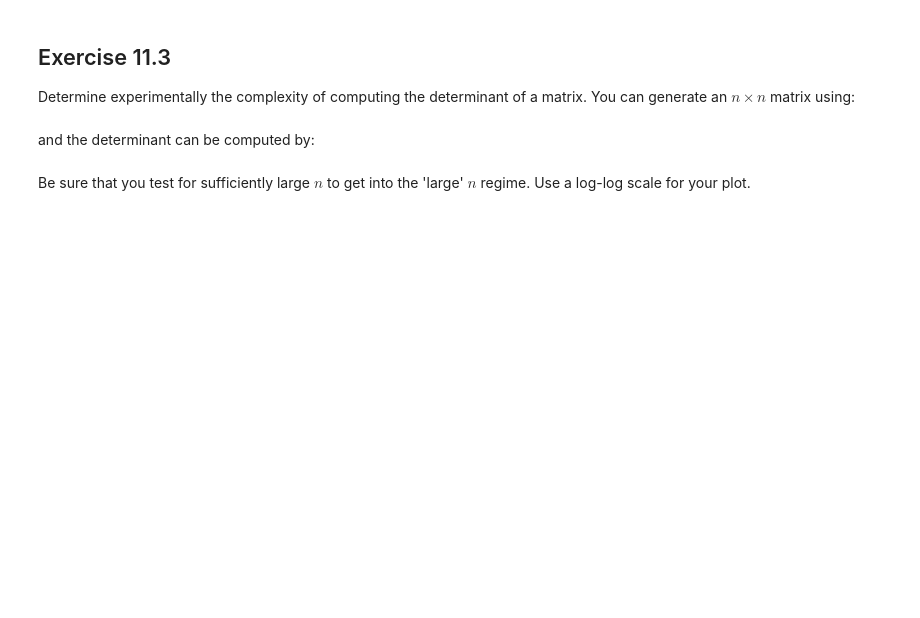
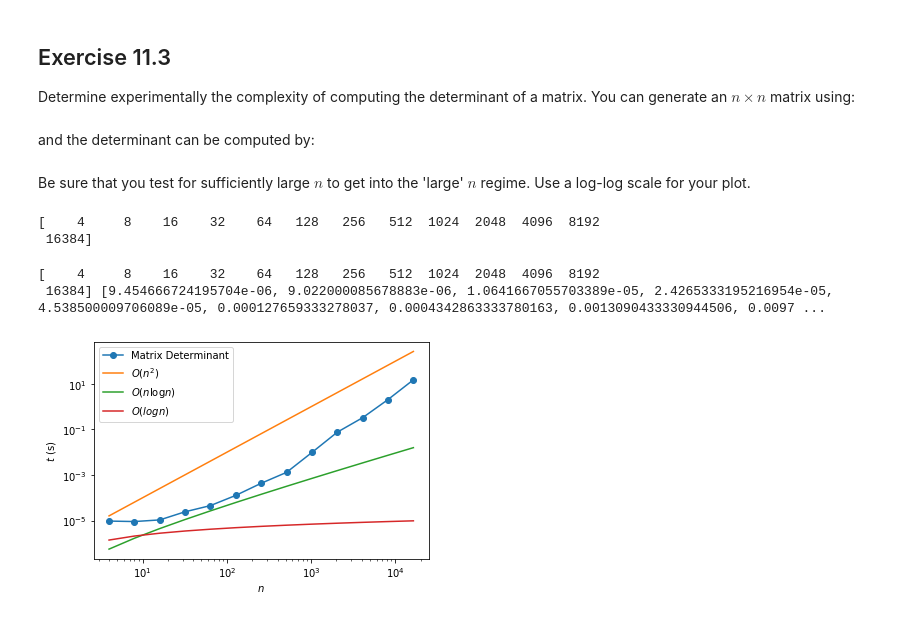
Before and after one commit to AustinChase/K2, a Jupyter notebook: intro_files/1_programming/Python_CS_Notebooks/11_Complexity.ipynb, the cells around one changed output. Saved outputs shown, nothing was run; the diff lists cells and outputs as text; code cells hidden in the pictures; blank space fills up the shorter version.

Commit message:
Tested, experimentally, the complexity of calculating the determinant of a matrix. Plotted n against time and added a benchmark line for O(n**2). The plotted line fits closely to O(n**2)

```diff
--- a/intro_files/1_programming/Python_CS_Notebooks/11_Complexity.ipynb
+++ b/intro_files/1_programming/Python_CS_Notebooks/11_Complexity.ipynb
@@ -642,3 +672,35 @@ det = np.linalg.slogdet(A)
 # %% [markdown]
 Be sure that you test for sufficiently large $n$ to get into the 'large' $n$ regime. Use a log-log scale for
 your plot.
+# %%
+N = 2**np.arange(2, 15)
+
+print(N)
+
+
+for n in N:
+
+    A = np.random.rand(n,n)
+
+    t = %timeit -n3 -q -o np.linalg.slogdet(A)
+
+    times.append(t.best)
+# %% [output]
+[    4     8    16    32    64   128   256   512  1024  2048  4096  8192
+ 16384]
+# %%
+print(N, times)
+
+plt.loglog(N, times, marker='o', label='Matrix Determinant')
+
+plt.loglog(N, 1.0e-6*N**2, label=r'$O(n^2)$')
+plt.loglog(N, 1.0e-7*N*np.log(N), label=r'$O(n \log n)$')
+plt.loglog(N, 1.0e-6*np.log(N), label=r'$O(log n)$')
+
+plt.xlabel('$n$')
+plt.ylabel('$t$ (s)')
+plt.legend(loc=0);
+# %% [output]
+[    4     8    16    32    64   128   256   512  1024  2048  4096  8192
+ 16384] [9.454666724195704e-06, 9.022000085678883e-06, 1.0641667055703389e-05, 2.4265333195216954e-05, 4.538500009706089e-05, 0.000127659333278037, 0.0004342863333780163, 0.0013090433330944506, 0.0097 ...
+[figure, added]
```
Also changed, not shown: parts of 4 cells of this notebook.
